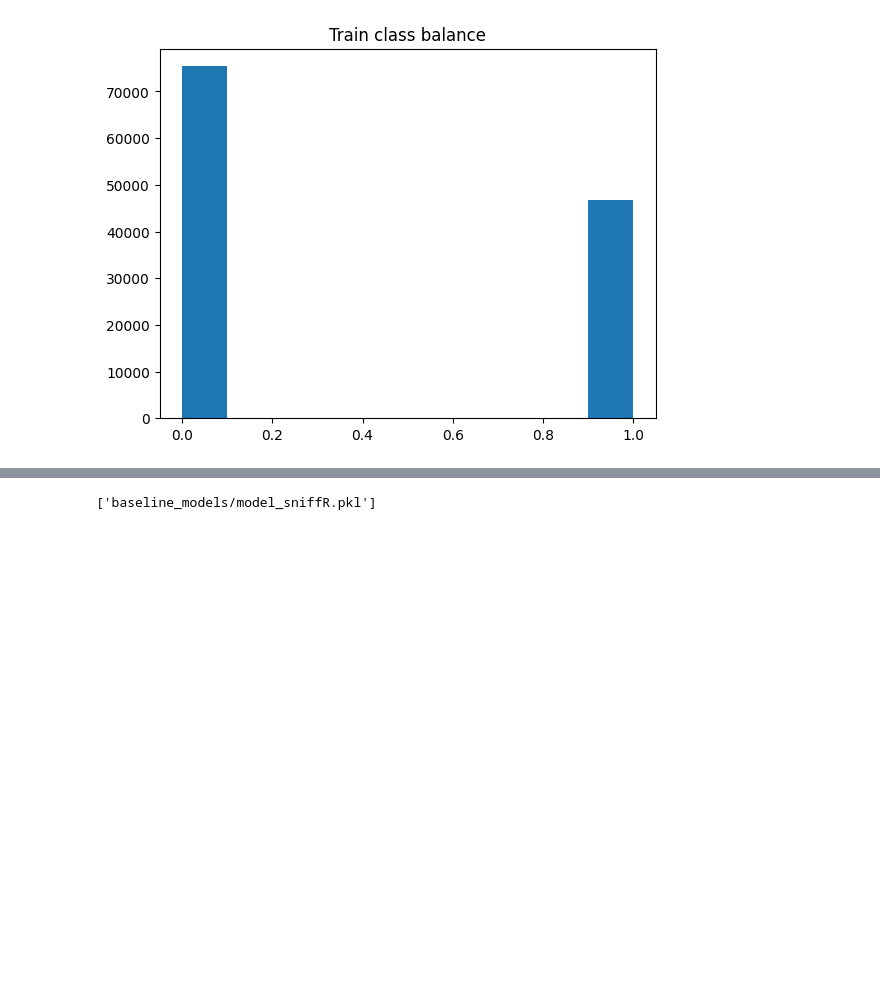
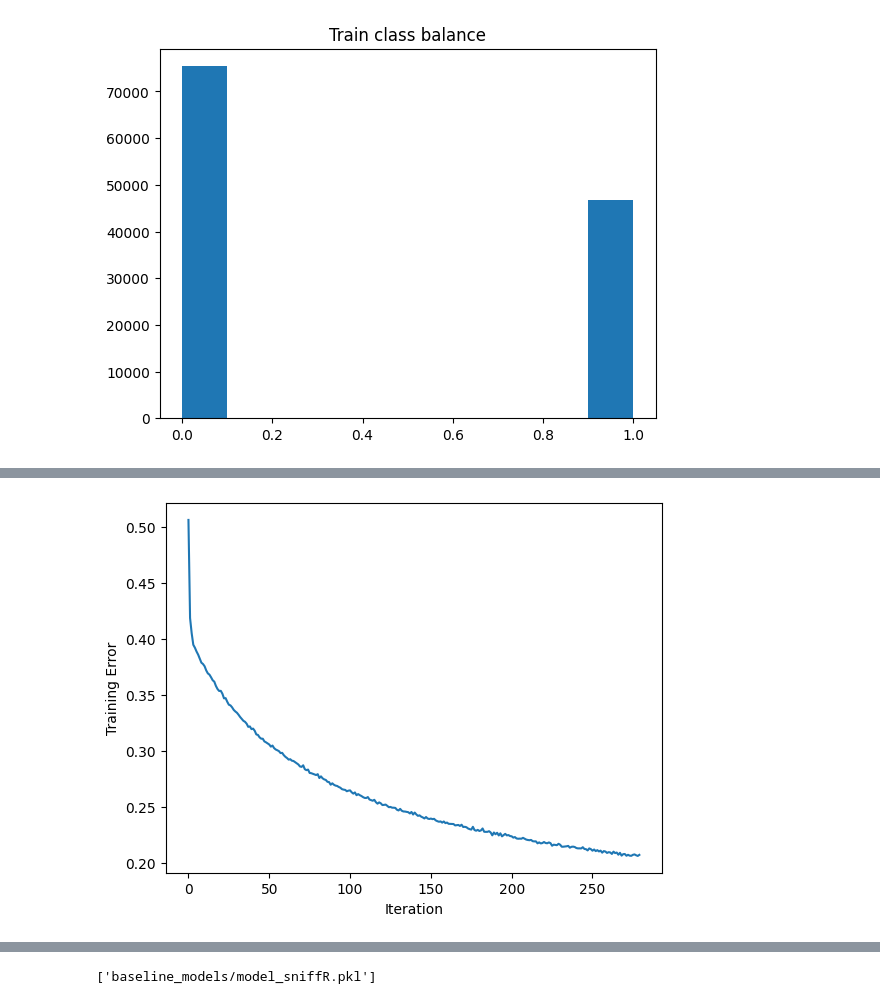
Before and after one commit to JulianAlvarezdeGiorgi/Behavioral_Tagging_of_Mice_in_multiple_Mice_setup_using_Deep_Learning, a Jupyter notebook: src/baseline_models.ipynb, the cells around one changed output, grey strips where cells are left out. Saved outputs shown, nothing was run; the diff lists cells and outputs as text; code cells hidden in the pictures; blank space fills up the shorter version.

```diff
--- a/src/baseline_models.ipynb
+++ b/src/baseline_models.ipynb
@@ -197,5 +289,13 @@ Iteration 362, loss = 0.15019762
 Training loss did not improve more than tol=0.000100 for 10 consecutive epochs. Stopping.
 MLPClassifier(hidden_layer_sizes=(100, 100), max_iter=1000, verbose=True)
+# %%
+train_errors = model.loss_curve_
+plt.plot(train_errors)
+plt.xlabel('Iteration')
+plt.ylabel('Training Error')
+plt.show()
+# %% [output]
+[figure, added]
 # %%
 y_pred = model.predict(X_test)
 
```
Also changed, not shown: parts of 48 cells of this notebook, 8 other files.
